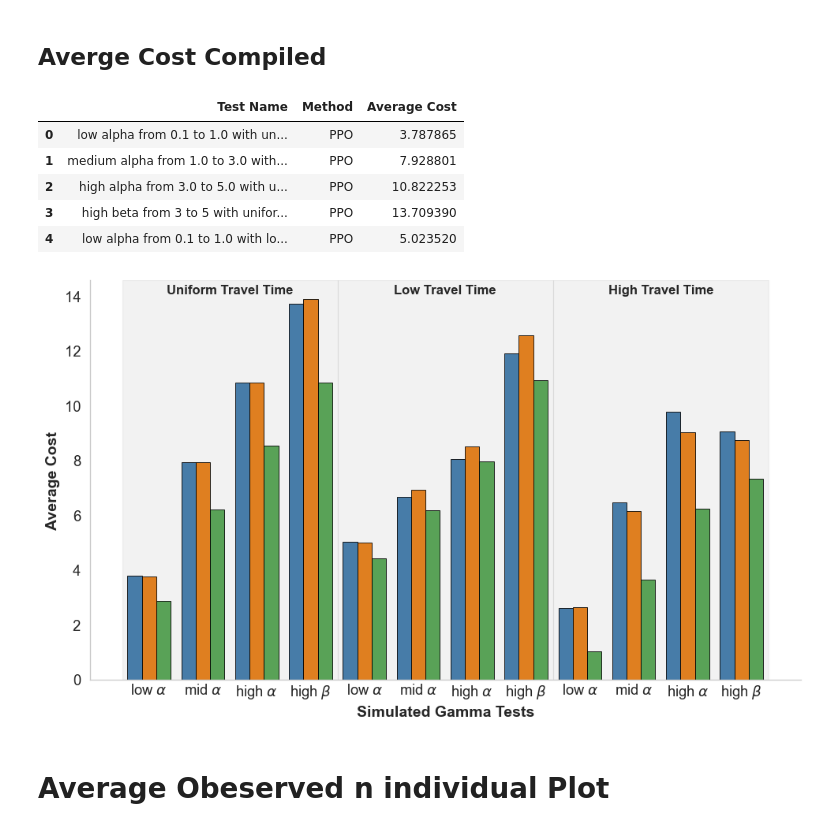
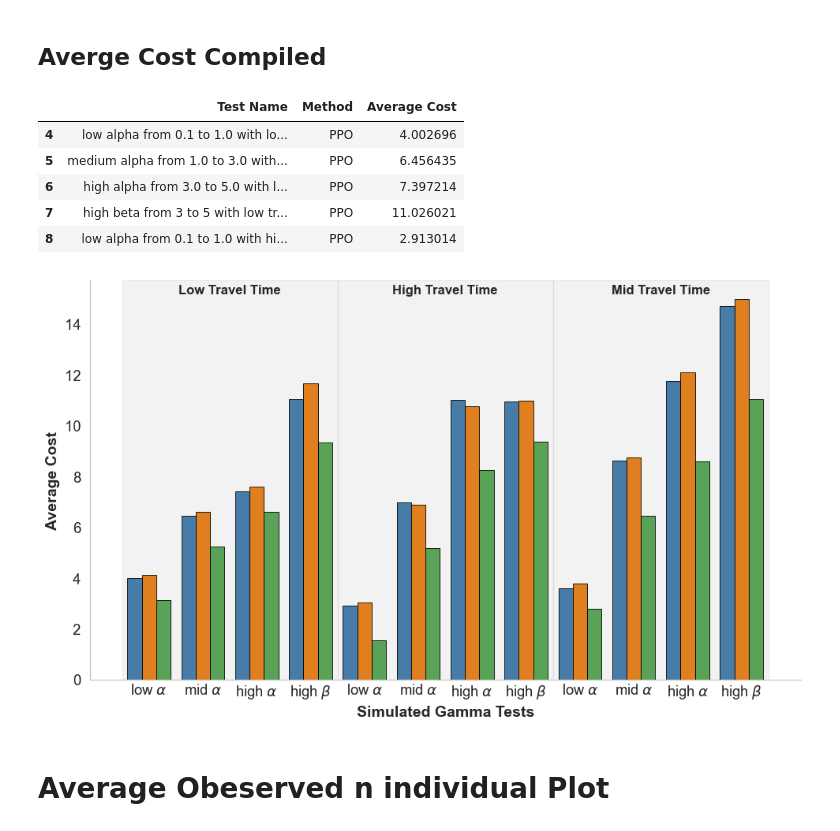
Before and after one commit to pksp99/when_to_leave, a Jupyter notebook: notebooks/test_scripts/finla_test_script_v2.ipynb, the cells around one changed output. Saved outputs shown, nothing was run; the diff lists cells and outputs as text; code cells hidden in the pictures.

```diff
--- a/notebooks/test_scripts/finla_test_script_v2.ipynb
+++ b/notebooks/test_scripts/finla_test_script_v2.ipynb
@@ -116,7 +133,7 @@ base_sim_test['low alpha from 0.1 to 1.0'] = {
     'beta_range': np.arange(1.1, 2.0, 0.1).tolist(),
     'h_range': [0.5],
     'c_range': [25],
-    'total': list(range(10, 40)),
+    'total': list(range(10, 30)),
     'travel_time': TravelTimeDist.UNIFORM,
     'param_estimator': PARAM_ESTIMATOR,
 }
@@ -126,7 +143,7 @@ base_sim_test['medium alpha from 1.0 to 3.0'] = {
     'beta_range': np.arange(1.1, 2.0, 0.1).tolist(),
     'h_range': [0.5],
     'c_range': [25],
-    'total': list(range(10, 40)),
+    'total': list(range(10, 30)),
     'travel_time': TravelTimeDist.UNIFORM,
     'param_estimator': PARAM_ESTIMATOR,
 }
@@ -136,7 +153,7 @@ base_sim_test['high alpha from 3.0 to 5.0'] = {
     'beta_range': np.arange(1.1, 2.0, 0.1).tolist(),
     'h_range': [0.5],
     'c_range': [25],
-    'total': list(range(10, 40)),
+    'total': list(range(10, 30)),
     'travel_time': TravelTimeDist.UNIFORM,
     'param_estimator': PARAM_ESTIMATOR,
 }
@@ -146,7 +163,7 @@ base_sim_test['high beta from 3 to 5'] = {
     'beta_range': np.arange(3.0, 5.0, 0.1).tolist(),
     'h_range': [0.5],
     'c_range': [25],
-    'total': list(range(10, 40)),
+    'total': list(range(10, 30)),
     'travel_time': TravelTimeDist.UNIFORM,
     'param_estimator': PARAM_ESTIMATOR,
 }
@@ -176,7 +193,7 @@ for test_name, config in sim_tests.items():
         print(f'Evaluating {model.prediction_keys()}')
         columns_to_visualize += model.prediction_keys()
 
-        new_cols = test_df.parallel_apply(lambda row: model.predict(row, override=True), result_type='expand', axis=1)
+        new_cols = test_df.parallel_apply(lambda row: model.predict(row, override=False), result_type='expand', axis=1)
         for i, col_name in enumerate(model.prediction_keys()):
             test_df[col_name] = new_cols[i]
             print(col_name, test_df[col_name].mean())
@@ -235,7 +252,7 @@ for model in user_models:
     print(f'Evaluating {model.prediction_keys()}')
     columns_to_visualize += model.prediction_keys()
 
-    new_cols = test_df.parallel_apply(lambda row: model.predict(row, override=True), result_type='expand', axis=1)
+    new_cols = test_df.parallel_apply(lambda row: model.predict(row, override=False), result_type='expand', axis=1)
     for i, col_name in enumerate(model.prediction_keys()):
         test_df[col_name] = new_cols[i]
         print(col_name, test_df[col_name].mean())
@@ -286,7 +309,7 @@ for model in user_models:
     print(f'Evaluating {model.prediction_keys()}')
     columns_to_visualize += model.prediction_keys()
 
-    new_cols = test_df.parallel_apply(lambda row: model.predict(row, override=True), result_type='expand', axis=1)
+    new_cols = test_df.parallel_apply(lambda row: model.predict(row, override=False), result_type='expand', axis=1)
     for i, col_name in enumerate(model.prediction_keys()):
         test_df[col_name] = new_cols[i]
         print(col_name, test_df[col_name].mean())
@@ -432,11 +468,13 @@ cost_results_df_melted = cost_results_df.melt(
 	var_name='Method',
 	value_name='Average Cost'
 )
-display(cost_results_df_melted.head())
 cost_results_df_melted = cost_results_df_melted[
     cost_results_df_melted['Test Name'].str.contains('with', na=False)
     & ~cost_results_df_melted['Method'].str.contains('fix', case=False, na=False)
+    & ~cost_results_df_melted['Test Name'].str.contains('uniform', na=False)
 ]
+display(cost_results_df_melted.head())
+
 sns.set_theme(style='whitegrid', context='paper', font_scale=1.5, rc={"axes.labelweight": "bold"})
 plt.figure(figsize=(10, 6))
 ax = sns.barplot(
@@ -456,43 +494,43 @@ ax.set_xticklabels([
     r'high $\alpha$',
     r'high $\beta$',
 ] * 4)
 
 # highlight groups: 1-4 uniform, 5-8 low, 9-12 high
 group_spans = [
-    (-0.5, 3.5, 'Uniform Travel Time'),
-    (3.5, 7.5, 'Low Travel Time'),
-    (7.5, 11.5, 'High Travel Time'),
+    (-0.5, 3.5, 'Low Travel Time'),
+    (3.5, 7.5, 'High Travel Time'),
+    (7.5, 11.5, 'Mid Travel Time'),
 ]
 for xmin, xmax, label in group_spans:
     ax.axvspan(xmin, xmax, color='grey', alpha=0.1, zorder=0)
     ax.text((xmin + xmax) / 2, ax.get_ylim()[1]*0.96, label,
             ha='center', va='bottom', fontsize=12, fontweight='bold')
 
 ax.tick_params(axis='x', length=0)
 ax.yaxis.set_major_locator(MaxNLocator(integer=True))
 
 ax.grid(False)
 sns.despine()
 handles, labels = ax.get_legend_handles_labels()
 mapped_labels = [method_map.get(l, l) for l in labels]
 
 # legend = ax.legend(handles, mapped_labels, title='Method')
 # remove legend
 _current_legend = ax.get_legend()
 if _current_legend is not None:
     _current_legend.remove()
 
 plt.tight_layout()
-plt.savefig(methods.file_path('cost_comparison_compiled.png', dir_name='figures'))
+plt.savefig(methods.file_path('cost_comparison_compiled_low_high_mid.png', dir_name='figures'))
 plt.show()
 # %% [output]
 |  | Test Name | Method | Average Cost |
-| 0 | low alpha from 0.1 to 1.0 with un... | PPO | 3.787865 |
-| 1 | medium alpha from 1.0 to 3.0 with... | PPO | 7.928801 |
-| 2 | high alpha from 3.0 to 5.0 with u... | PPO | 10.822253 |
-| 3 | high beta from 3 to 5 with unifor... | PPO | 13.709390 |
-| 4 | low alpha from 0.1 to 1.0 with lo... | PPO | 5.023520 |
+| 4 | low alpha from 0.1 to 1.0 with lo... | PPO | 4.002696 |
+| 5 | medium alpha from 1.0 to 3.0 with... | PPO | 6.456435 |
+| 6 | high alpha from 3.0 to 5.0 with l... | PPO | 7.397214 |
+| 7 | high beta from 3 to 5 with low tr... | PPO | 11.026021 |
+| 8 | low alpha from 0.1 to 1.0 with hi... | PPO | 2.913014 |
-[figure, old version]
+[figure, new version]
 # %% [markdown]
 # Average Obeserved n individual Plot
 # %%
```
Also changed, not shown: parts of 15 cells of this notebook, 4 other files.
